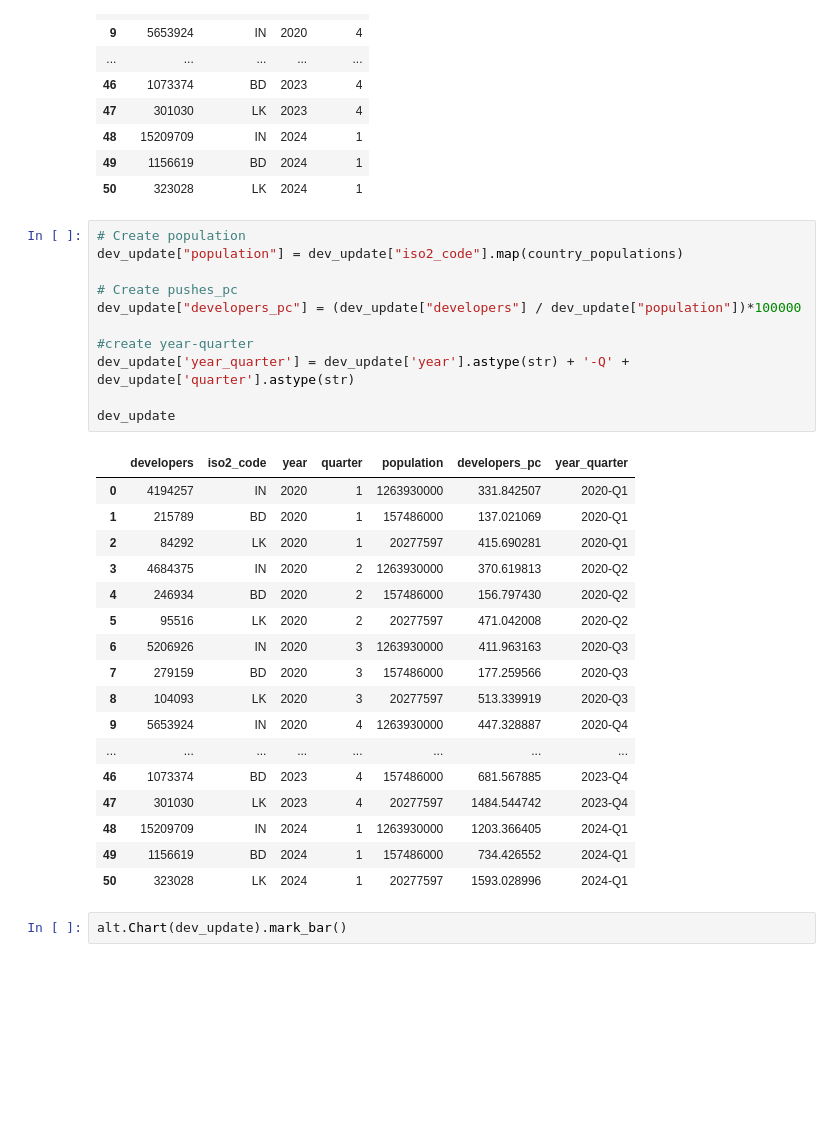
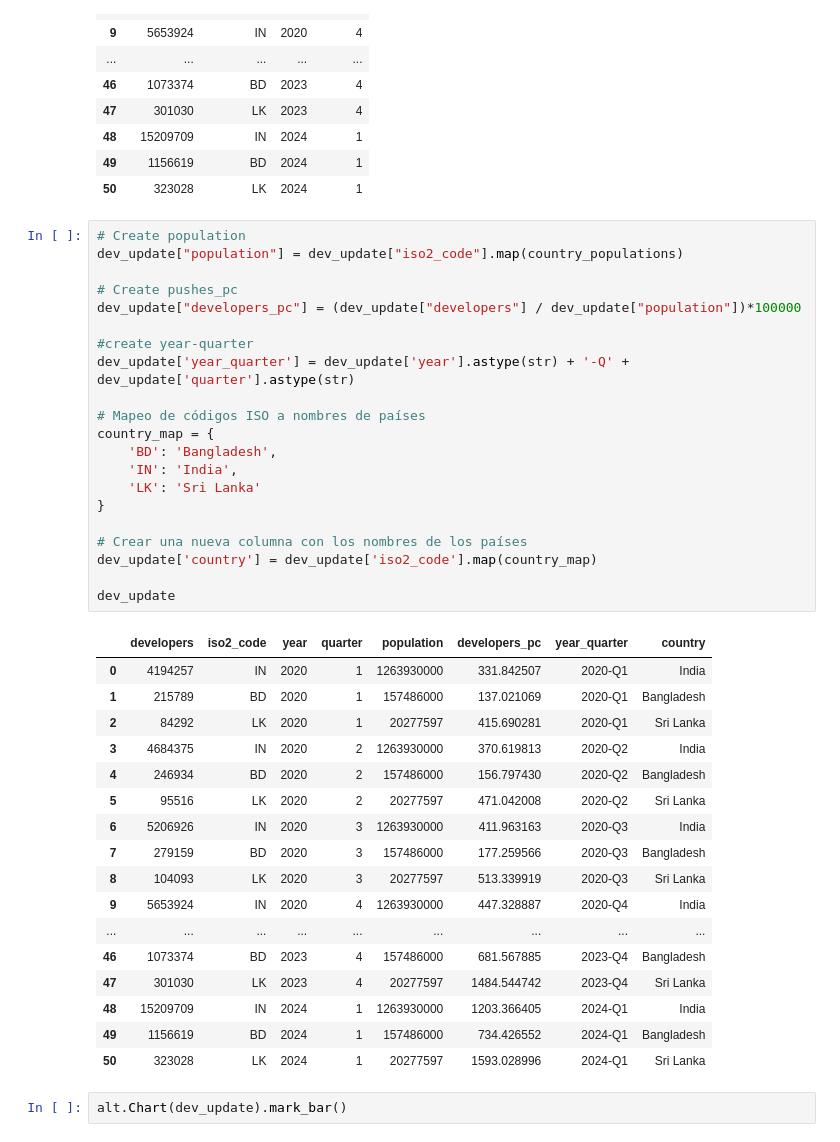
Before and after one commit to ResearchProjectsUG/GPT-Impact-GitHub, a Jupyter notebook: code/label_outcomes.ipynb, the cells around one changed output. Saved outputs shown, nothing was run; the diff lists cells and outputs as text; blank space fills up the shorter version.

```diff
--- a/code/label_outcomes.ipynb
+++ b/code/label_outcomes.ipynb
@@ -672,32 +723,42 @@ dev_update
 # %%
 # Create population
 dev_update["population"] = dev_update["iso2_code"].map(country_populations)
 
 # Create pushes_pc
 dev_update["developers_pc"] = (dev_update["developers"] / dev_update["population"])*100000
 
 #create year-quarter
 dev_update['year_quarter'] = dev_update['year'].astype(str) + '-Q' + dev_update['quarter'].astype(str)
 
+# Mapeo de códigos ISO a nombres de países
+country_map = {
+    'BD': 'Bangladesh',
+    'IN': 'India',
+    'LK': 'Sri Lanka'
+}
+
+# Crear una nueva columna con los nombres de los países
+dev_update['country'] = dev_update['iso2_code'].map(country_map)
+
 dev_update
 # %% [output]
-|  | developers | iso2_code | year | quarter | population | developers_pc | year_quarter |
-| 0 | 4194257 | IN | 2020 | 1 | 1263930000 | 331.842507 | 2020-Q1 |
-| 1 | 215789 | BD | 2020 | 1 | 157486000 | 137.021069 | 2020-Q1 |
-| 2 | 84292 | LK | 2020 | 1 | 20277597 | 415.690281 | 2020-Q1 |
-| 3 | 4684375 | IN | 2020 | 2 | 1263930000 | 370.619813 | 2020-Q2 |
-| 4 | 246934 | BD | 2020 | 2 | 157486000 | 156.797430 | 2020-Q2 |
-| 5 | 95516 | LK | 2020 | 2 | 20277597 | 471.042008 | 2020-Q2 |
-| 6 | 5206926 | IN | 2020 | 3 | 1263930000 | 411.963163 | 2020-Q3 |
-| 7 | 279159 | BD | 2020 | 3 | 157486000 | 177.259566 | 2020-Q3 |
-| 8 | 104093 | LK | 2020 | 3 | 20277597 | 513.339919 | 2020-Q3 |
-| 9 | 5653924 | IN | 2020 | 4 | 1263930000 | 447.328887 | 2020-Q4 |
-| ... | ... | ... | ... | ... | ... | ... | ... |
-| 46 | 1073374 | BD | 2023 | 4 | 157486000 | 681.567885 | 2023-Q4 |
-| 47 | 301030 | LK | 2023 | 4 | 20277597 | 1484.544742 | 2023-Q4 |
-| 48 | 15209709 | IN | 2024 | 1 | 1263930000 | 1203.366405 | 2024-Q1 |
-| 49 | 1156619 | BD | 2024 | 1 | 157486000 | 734.426552 | 2024-Q1 |
-| 50 | 323028 | LK | 2024 | 1 | 20277597 | 1593.028996 | 2024-Q1 |
+|  | developers | iso2_code | year | quarter | population | developers_pc | year_quarter | country |
+| 0 | 4194257 | IN | 2020 | 1 | 1263930000 | 331.842507 | 2020-Q1 | India |
+| 1 | 215789 | BD | 2020 | 1 | 157486000 | 137.021069 | 2020-Q1 | Bangladesh |
+| 2 | 84292 | LK | 2020 | 1 | 20277597 | 415.690281 | 2020-Q1 | Sri Lanka |
+| 3 | 4684375 | IN | 2020 | 2 | 1263930000 | 370.619813 | 2020-Q2 | India |
+| 4 | 246934 | BD | 2020 | 2 | 157486000 | 156.797430 | 2020-Q2 | Bangladesh |
+| 5 | 95516 | LK | 2020 | 2 | 20277597 | 471.042008 | 2020-Q2 | Sri Lanka |
+| 6 | 5206926 | IN | 2020 | 3 | 1263930000 | 411.963163 | 2020-Q3 | India |
+| 7 | 279159 | BD | 2020 | 3 | 157486000 | 177.259566 | 2020-Q3 | Bangladesh |
+| 8 | 104093 | LK | 2020 | 3 | 20277597 | 513.339919 | 2020-Q3 | Sri Lanka |
+| 9 | 5653924 | IN | 2020 | 4 | 1263930000 | 447.328887 | 2020-Q4 | India |
+| ... | ... | ... | ... | ... | ... | ... | ... | ... |
+| 46 | 1073374 | BD | 2023 | 4 | 157486000 | 681.567885 | 2023-Q4 | Bangladesh |
+| 47 | 301030 | LK | 2023 | 4 | 20277597 | 1484.544742 | 2023-Q4 | Sri Lanka |
+| 48 | 15209709 | IN | 2024 | 1 | 1263930000 | 1203.366405 | 2024-Q1 | India |
+| 49 | 1156619 | BD | 2024 | 1 | 157486000 | 734.426552 | 2024-Q1 | Bangladesh |
+| 50 | 323028 | LK | 2024 | 1 | 20277597 | 1593.028996 | 2024-Q1 | Sri Lanka |
 # %%
 alt.Chart(dev_update).mark_bar()
 # %% [output]
```
Also changed, not shown: parts of 19 cells of this notebook, 19 other files.
